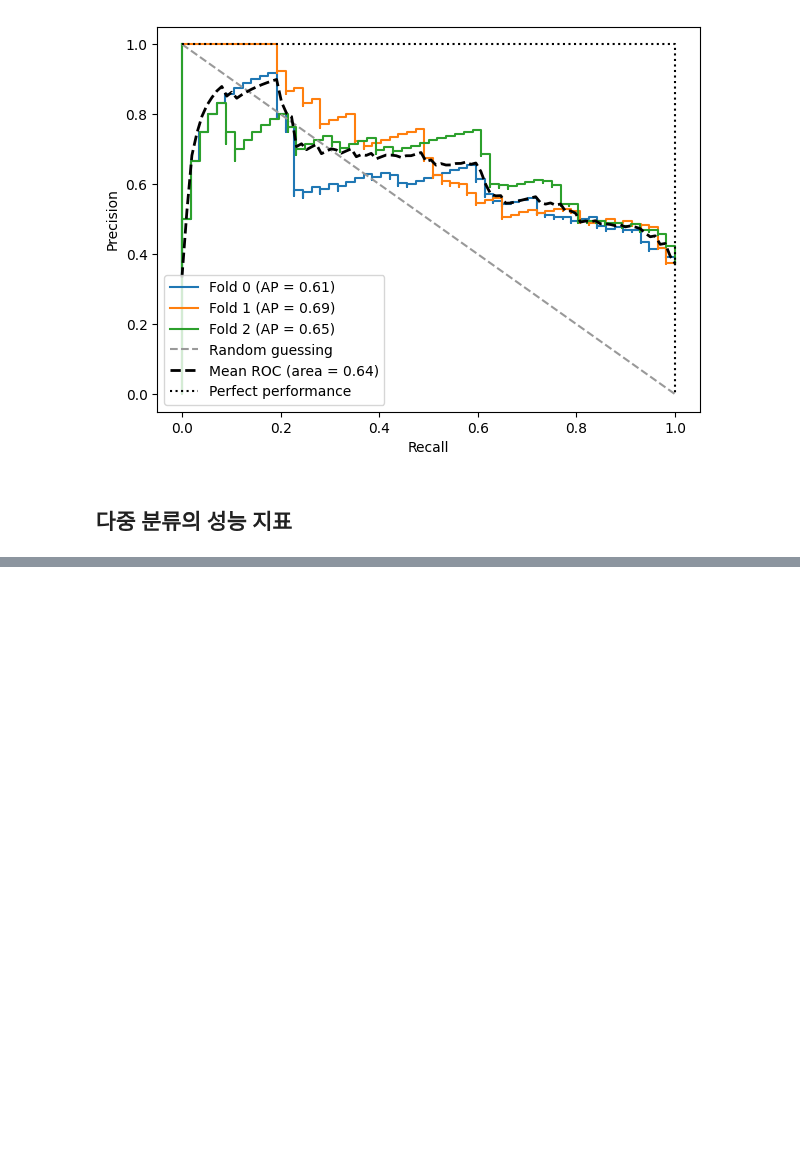
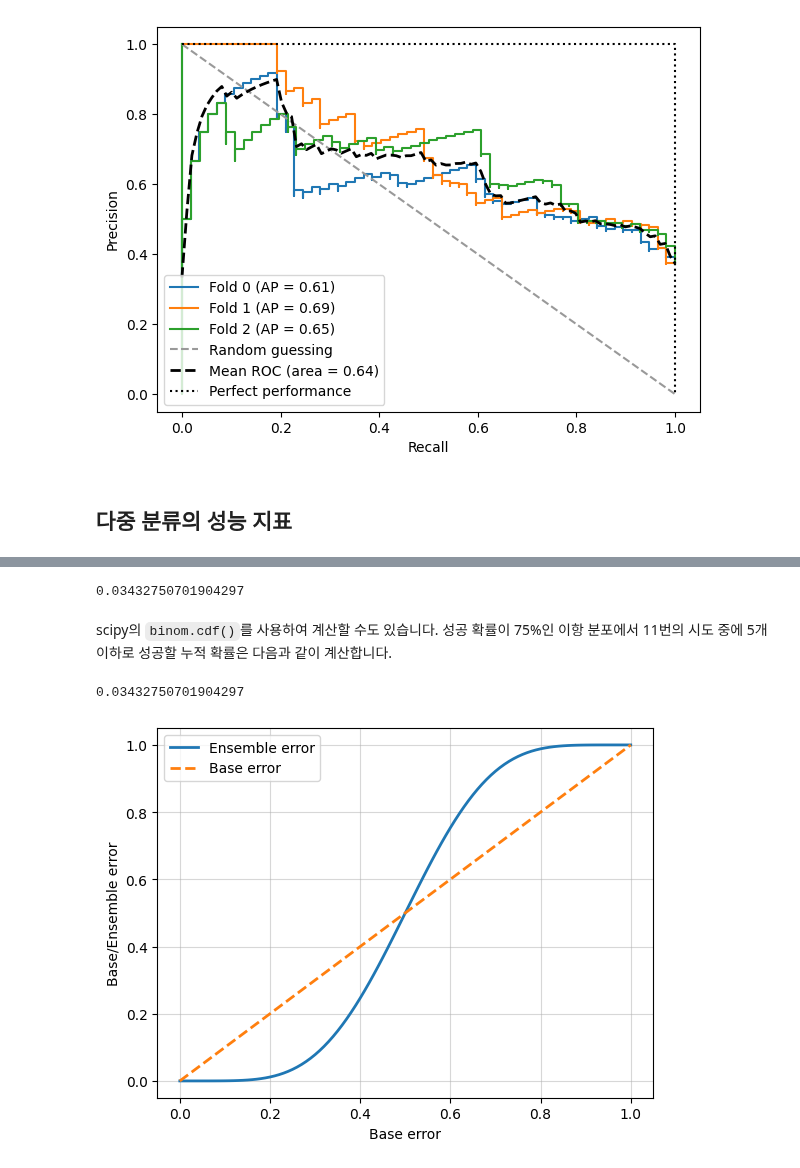
Before and after one commit to bloblog/TIL, a Jupyter notebook: MLDL.ipynb, the cells around one changed output, grey strips where cells are left out. Cells and saved outputs as stored; diff of their text form; code cells hidden in the pictures; blank space fills up the shorter version.

```diff
--- a/MLDL.ipynb
+++ b/MLDL.ipynb
@@ -1515,0 +1557,47 @@ pre_scorer = make_scorer(score_func=precision_score,
+# %%
+from scipy.special import comb
+import math
+
+def ensemble_error(n_classifier, error):
+    k_start = int(math.ceil(n_classifier / 2.))
+    probs = [comb(n_classifier, k) * error**k * (1-error)**(n_classifier - k)
+             for k in range(k_start, n_classifier + 1)]
+    return sum(probs)
+ensemble_error(n_classifier=11, error=0.25)
+# %% [output]
+0.03432750701904297
+# %% [markdown]
+scipy의 `binom.cdf()`를 사용하여 계산할 수도 있습니다. 성공 확률이 75%인 이항 분포에서 11번의 시도 중에 5개 이하로 성공할 누적 확률은 다음과 같이 계산합니다.
+# %%
+from scipy.stats import binom
+
+binom.cdf(5, 11, 0.75)
+# %% [output]
+0.03432750701904297
+# %%
+import numpy as np
+
+error_range = np.arange(0.0, 1.01, 0.01)
+ens_errors = [ensemble_error(n_classifier=11, error=error)
+              for error in error_range]
+import matplotlib.pyplot as plt
+
+plt.plot(error_range,
+         ens_errors,
+         label='Ensemble error',
+         linewidth=2)
+
+plt.plot(error_range,
+         error_range,
+         linestyle='--',
+         label='Base error',
+         linewidth=2)
+
+plt.xlabel('Base error')
+plt.ylabel('Base/Ensemble error')
+plt.legend(loc='upper left')
+plt.grid(alpha=0.5)
+# plt.savefig('images/07_03.png', dpi=300)
+plt.show()
+# %% [output]
+[figure, added]
```
Also changed, not shown: parts of 39 cells of this notebook, 2 other files.
